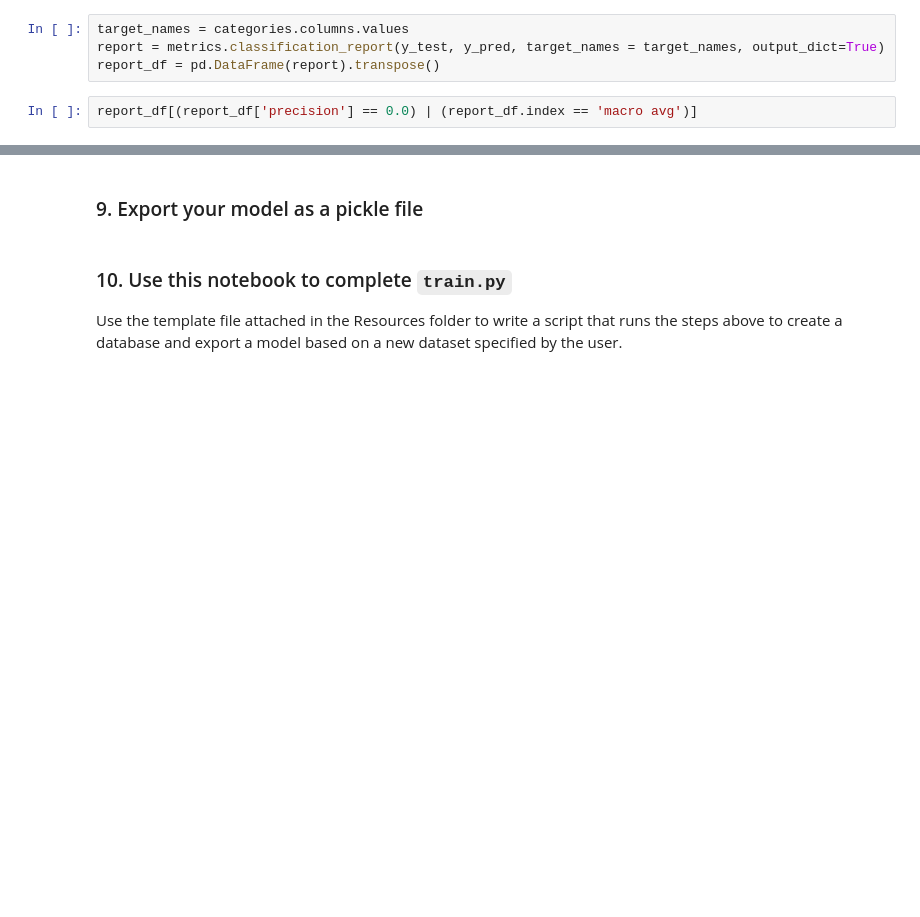
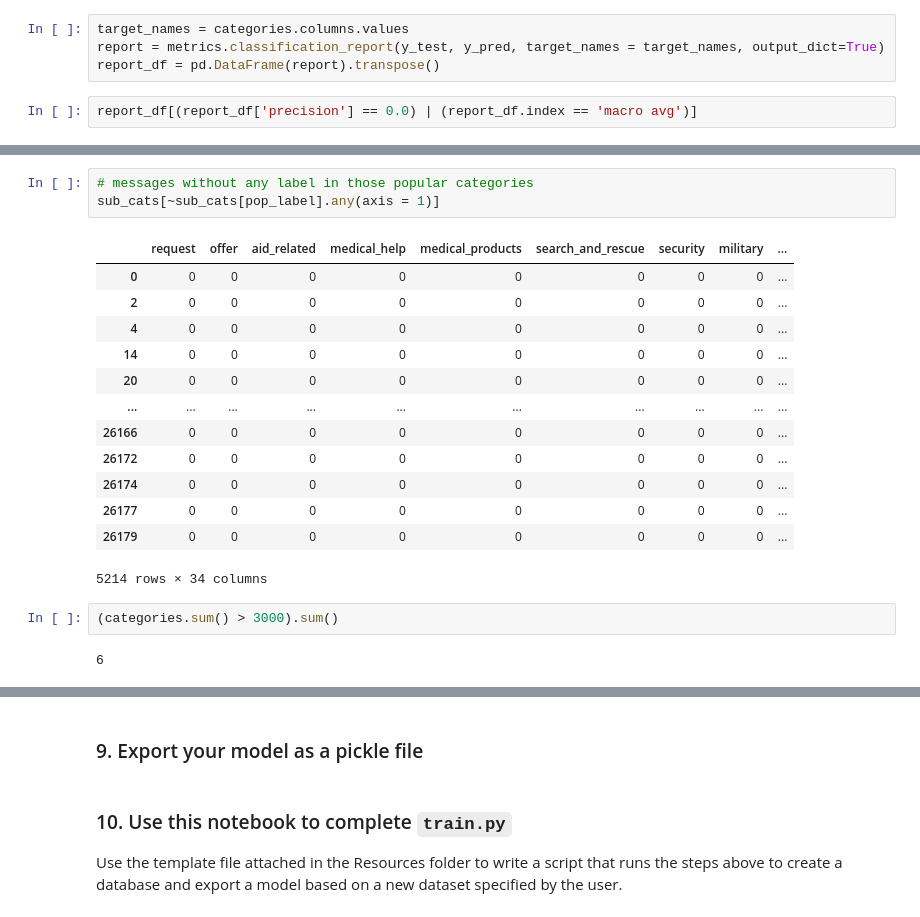
Before and after one commit to suebatista/Disaster-Response-Pipeline-Udacity, a Jupyter notebook: ML Pipeline Preparation.ipynb, the cells around one changed output, grey strips where cells are left out. Drawn from its saved outputs; the diff is of its cells as text; blank space fills up the shorter version.

```diff
--- a/ML Pipeline Preparation.ipynb
+++ b/ML Pipeline Preparation.ipynb
@@ -237,0 +309,21 @@ report_df[(report_df['precision'] == 0.0) | (report_df.index == 'macro avg')]
+# %%
+# messages without any label in those popular categories
+sub_cats[~sub_cats[pop_label].any(axis = 1)]
+# %% [output]
+|  | request | offer | aid_related | medical_help | medical_products | search_and_rescue | security | military | ... |
+| 0 | 0 | 0 | 0 | 0 | 0 | 0 | 0 | 0 | ... |
+| 2 | 0 | 0 | 0 | 0 | 0 | 0 | 0 | 0 | ... |
+| 4 | 0 | 0 | 0 | 0 | 0 | 0 | 0 | 0 | ... |
+| 14 | 0 | 0 | 0 | 0 | 0 | 0 | 0 | 0 | ... |
+| 20 | 0 | 0 | 0 | 0 | 0 | 0 | 0 | 0 | ... |
+| ... | ... | ... | ... | ... | ... | ... | ... | ... | ... |
+| 26166 | 0 | 0 | 0 | 0 | 0 | 0 | 0 | 0 | ... |
+| 26172 | 0 | 0 | 0 | 0 | 0 | 0 | 0 | 0 | ... |
+| 26174 | 0 | 0 | 0 | 0 | 0 | 0 | 0 | 0 | ... |
+| 26177 | 0 | 0 | 0 | 0 | 0 | 0 | 0 | 0 | ... |
+| 26179 | 0 | 0 | 0 | 0 | 0 | 0 | 0 | 0 | ... |
+5214 rows × 34 columns
+# %%
+(categories.sum() > 3000).sum()
+# %% [output]
+6
```
Also changed, not shown: parts of 17 cells of this notebook, 1 other file.
